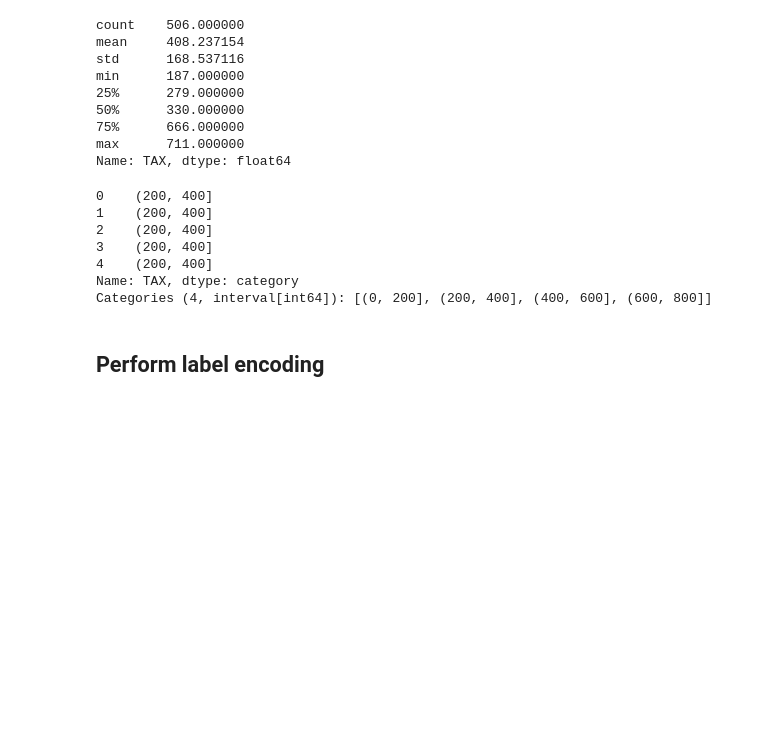
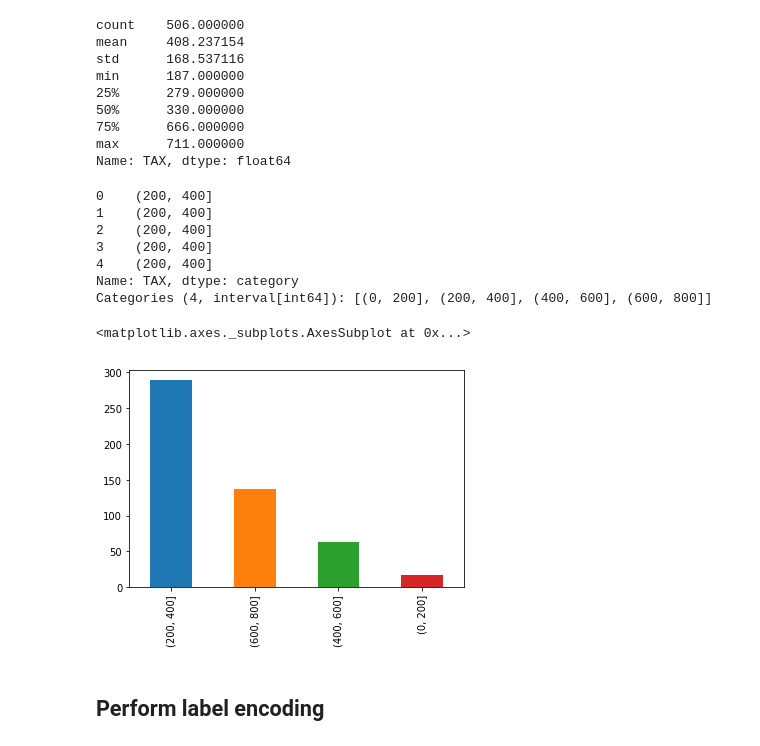
Before and after one commit to dalems4/dsc-dealing-with-categorical-variables-lab-seattle-ds-career-051319, a Jupyter notebook: index.ipynb, the cells around one changed output. Drawn from its saved outputs; the diff is of its cells as text; code cells hidden in the pictures; blank space fills up the shorter version.

```diff
--- a/index.ipynb
+++ b/index.ipynb
@@ -211,6 +211,11 @@ bin_tax.head()
 4    (200, 400]
 Name: TAX, dtype: category
 Categories (4, interval[int64]): [(0, 200], (200, 400], (400, 600], (600, 800]]
+# %%
+bin_tax.value_counts().plot(kind='bar')
+# %% [output]
+<matplotlib.axes._subplots.AxesSubplot at 0x...>
+[figure, added]
 # %% [markdown]
 ## Perform label encoding
 # %%
```
